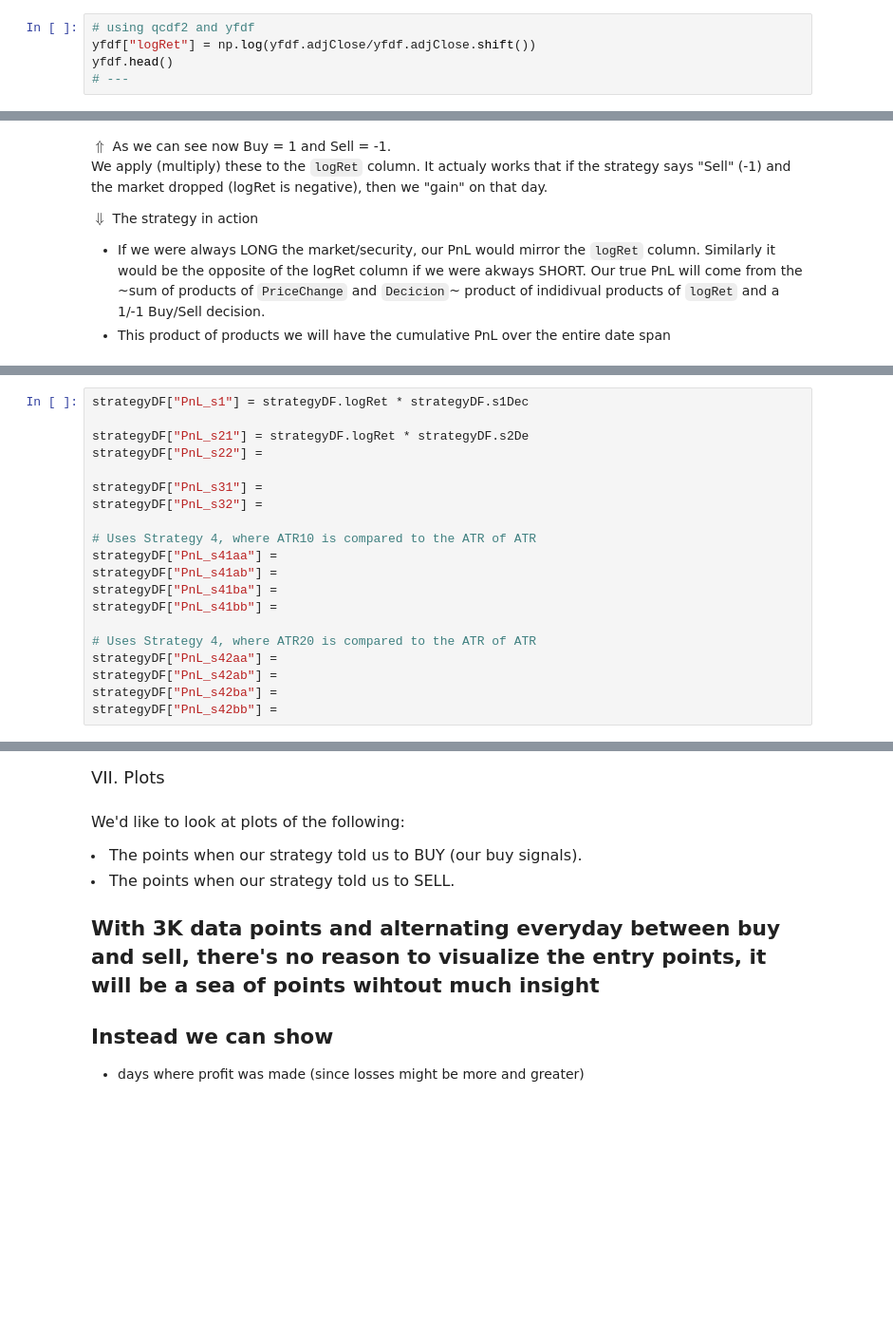
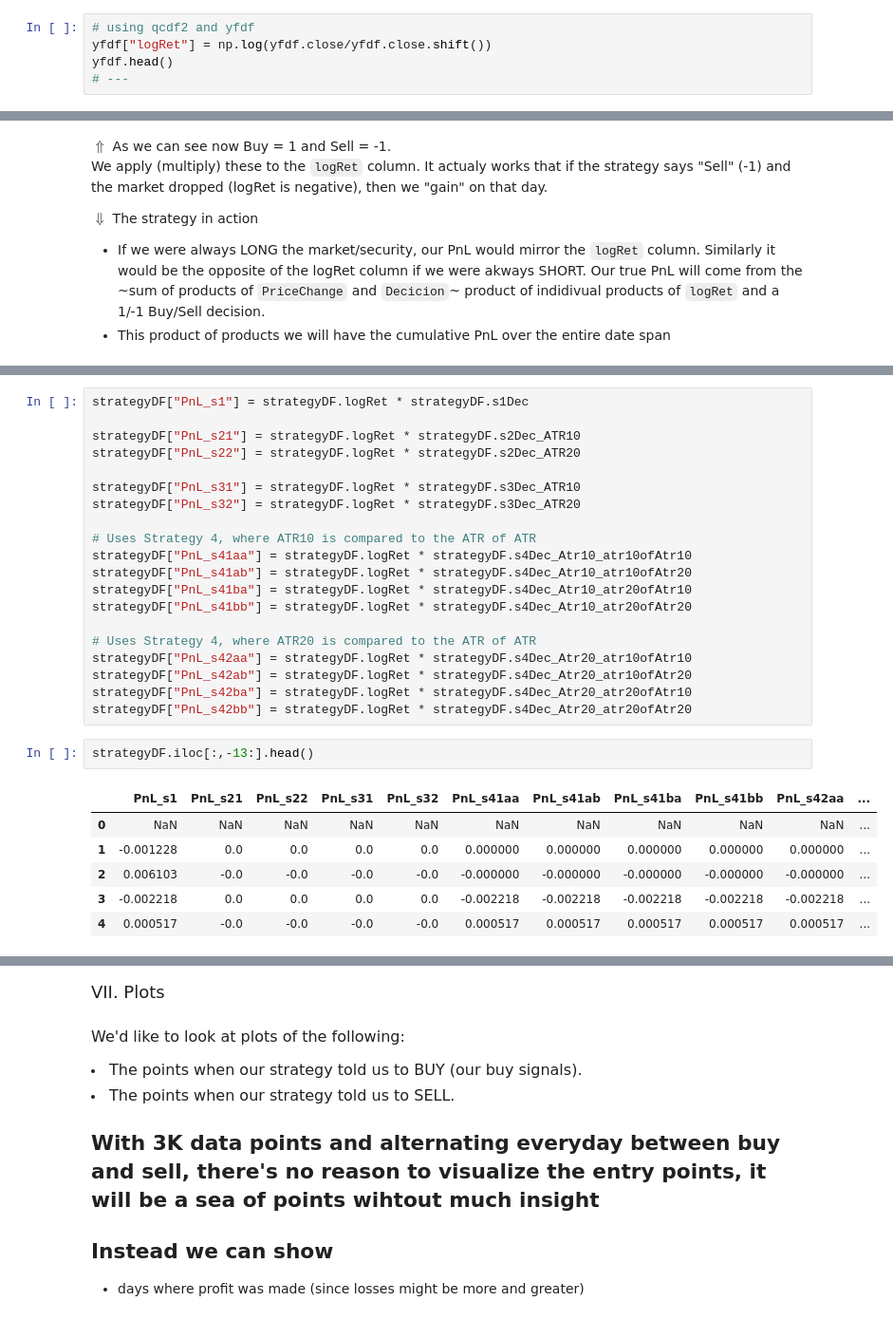
Before and after one commit to QuantVI/rand_various, a Jupyter notebook: wqu_capstone_code/draft4_strategy_application.ipynb, the cells around one changed output, grey strips where cells are left out. Shown: that part at 95% size. Saved outputs shown, nothing was run; the diff lists cells and outputs as text; blank space fills up the shorter version.

```diff
--- a/wqu_capstone_code/draft4_strategy_application.ipynb
+++ b/wqu_capstone_code/draft4_strategy_application.ipynb
@@ -249,7 +249,7 @@ plt.show()
 - We will calculate volatility on log returns, which means we need to calculate log returns as an intermediate step.
 # %%
 # using qcdf2 and yfdf
-yfdf["logRet"] = np.log(yfdf.adjClose/yfdf.adjClose.shift())
+yfdf["logRet"] = np.log(yfdf.close/yfdf.close.shift())
 yfdf.head()
 # ---
 # %% [output]
@@ -608,20 +619,29 @@ $\Downarrow$ The strategy in action
 # %%
 strategyDF["PnL_s1"] = strategyDF.logRet * strategyDF.s1Dec
 
-strategyDF["PnL_s21"] = strategyDF.logRet * strategyDF.s2De
-strategyDF["PnL_s22"] =
+strategyDF["PnL_s21"] = strategyDF.logRet * strategyDF.s2Dec_ATR10
+strategyDF["PnL_s22"] = strategyDF.logRet * strategyDF.s2Dec_ATR20
 
-strategyDF["PnL_s31"] =
-strategyDF["PnL_s32"] =
+strategyDF["PnL_s31"] = strategyDF.logRet * strategyDF.s3Dec_ATR10
+strategyDF["PnL_s32"] = strategyDF.logRet * strategyDF.s3Dec_ATR20
 
 # Uses Strategy 4, where ATR10 is compared to the ATR of ATR
-strategyDF["PnL_s41aa"] =
-strategyDF["PnL_s41ab"] =
-strategyDF["PnL_s41ba"] =
-strategyDF["PnL_s41bb"] =
+strategyDF["PnL_s41aa"] = strategyDF.logRet * strategyDF.s4Dec_Atr10_atr10ofAtr10
+strategyDF["PnL_s41ab"] = strategyDF.logRet * strategyDF.s4Dec_Atr10_atr10ofAtr20
+strategyDF["PnL_s41ba"] = strategyDF.logRet * strategyDF.s4Dec_Atr10_atr20ofAtr10
+strategyDF["PnL_s41bb"] = strategyDF.logRet * strategyDF.s4Dec_Atr10_atr20ofAtr20
 
 # Uses Strategy 4, where ATR20 is compared to the ATR of ATR
-strategyDF["PnL_s42aa"] =
-strategyDF["PnL_s42ab"] =
-strategyDF["PnL_s42ba"] =
-strategyDF["PnL_s42bb"] =
+strategyDF["PnL_s42aa"] = strategyDF.logRet * strategyDF.s4Dec_Atr20_atr10ofAtr10
+strategyDF["PnL_s42ab"] = strategyDF.logRet * strategyDF.s4Dec_Atr20_atr10ofAtr20
+strategyDF["PnL_s42ba"] = strategyDF.logRet * strategyDF.s4Dec_Atr20_atr20ofAtr10
+strategyDF["PnL_s42bb"] = strategyDF.logRet * strategyDF.s4Dec_Atr20_atr20ofAtr20
+# %%
+strategyDF.iloc[:,-13:].head()
+# %% [output]
+|  | PnL_s1 | PnL_s21 | PnL_s22 | PnL_s31 | PnL_s32 | PnL_s41aa | PnL_s41ab | PnL_s41ba | PnL_s41bb | PnL_s42aa | ... |
+| 0 | NaN | NaN | NaN | NaN | NaN | NaN | NaN | NaN | NaN | NaN | ... |
+| 1 | -0.001228 | 0.0 | 0.0 | 0.0 | 0.0 | 0.000000 | 0.000000 | 0.000000 | 0.000000 | 0.000000 | ... |
+| 2 | 0.006103 | -0.0 | -0.0 | -0.0 | -0.0 | -0.000000 | -0.000000 | -0.000000 | -0.000000 | -0.000000 | ... |
+| 3 | -0.002218 | 0.0 | 0.0 | 0.0 | 0.0 | -0.002218 | -0.002218 | -0.002218 | -0.002218 | -0.002218 | ... |
+| 4 | 0.000517 | -0.0 | -0.0 | -0.0 | -0.0 | 0.000517 | 0.000517 | 0.000517 | 0.000517 | 0.000517 | ... |
```
Also changed, not shown: parts of 3 cells of this notebook.
